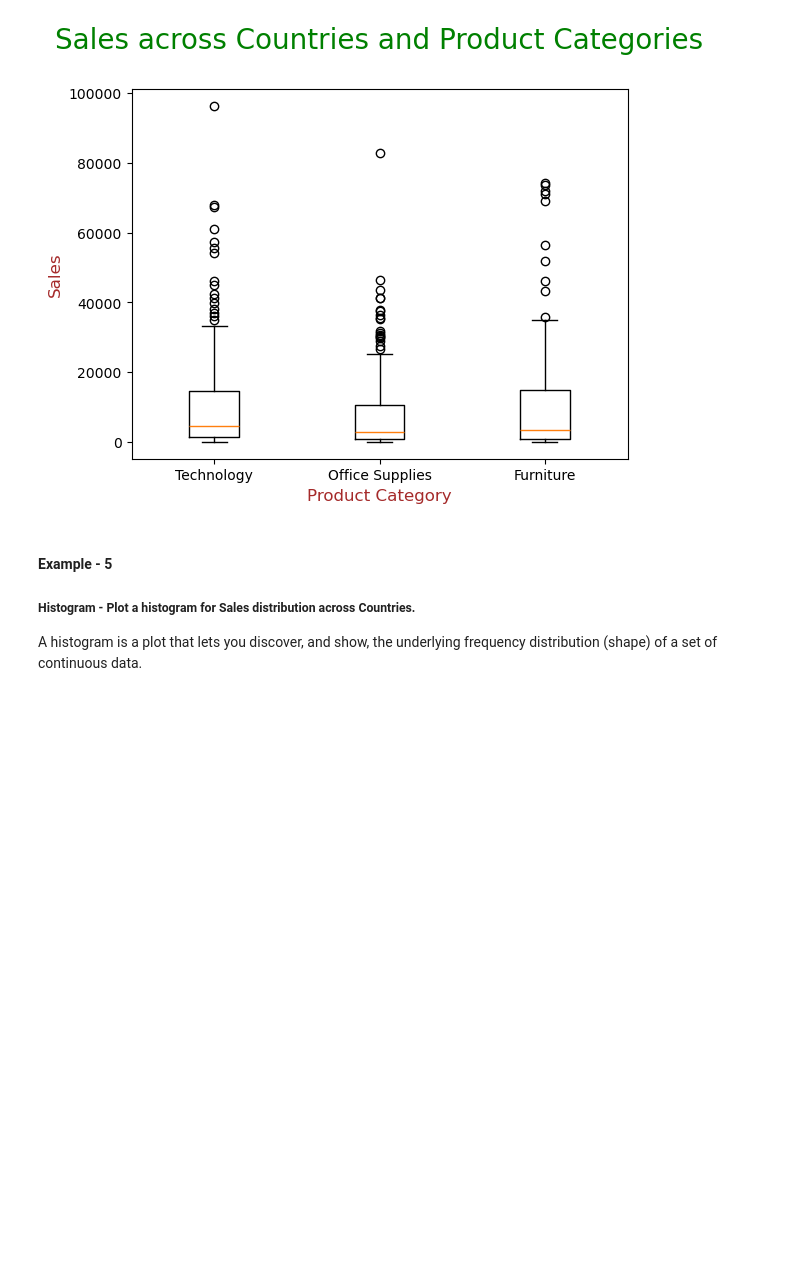
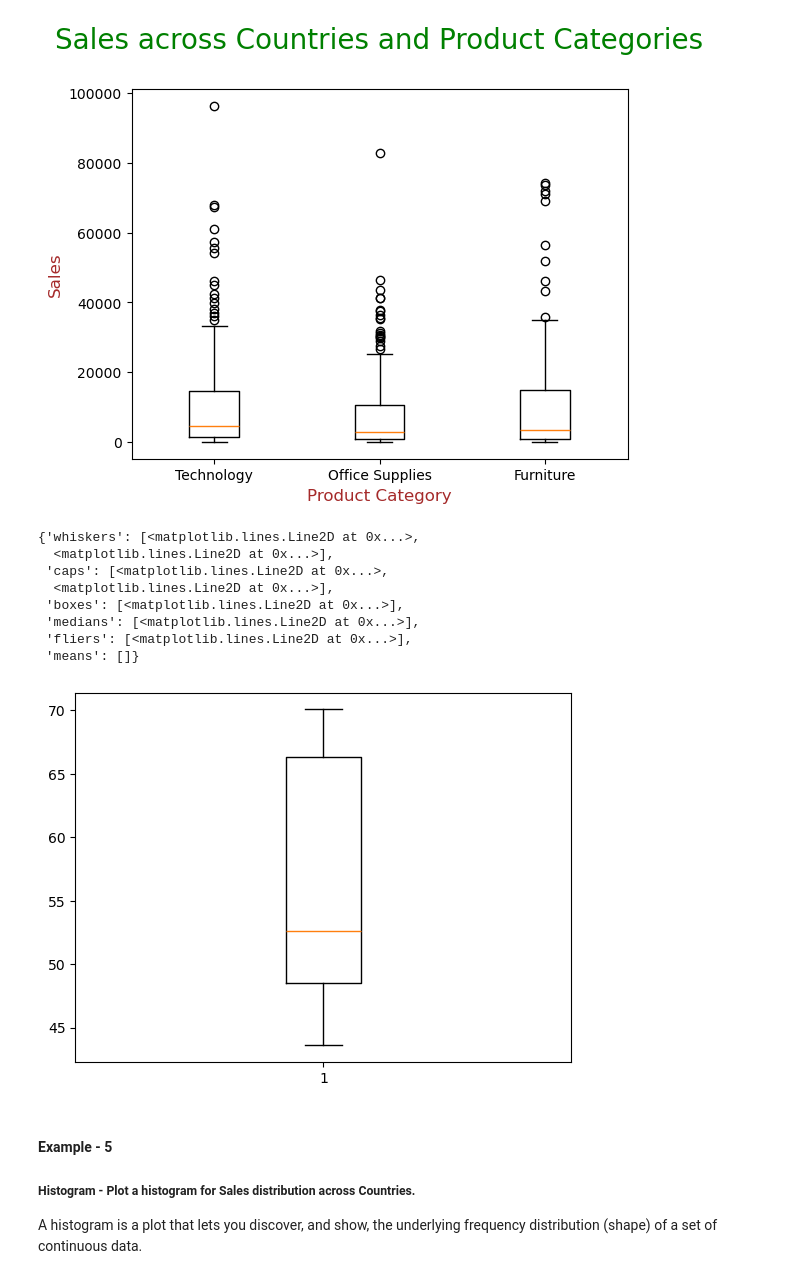
Before and after one commit to pratham98k/IIITB-ML-AI, a Jupyter notebook: IIIT-B/Course2-Statistics/Data Visualization in python/matplotlib/Matplotlib+Code+along (2).ipynb, the cells around one changed output. Cells and saved outputs as stored; diff of their text form; code cells hidden in the pictures; blank space fills up the shorter version.

Commit message:
updates in matplotlib

```diff
--- a/IIIT-B/Course2-Statistics/Data Visualization in python/matplotlib/Matplotlib+Code+along (2).ipynb
+++ b/IIIT-B/Course2-Statistics/Data Visualization in python/matplotlib/Matplotlib+Code+along (2).ipynb
@@ -224,6 +222,22 @@ plt.xticks((1,2,3),["Technology", "Office Supplies", "Furniture"])
 plt.show()
 # %% [output]
 [figure]
+# %%
+list_1 = [48.49, 67.54, 57.47, 68.17, 51.18, 68.31, 50.33, 66.7, 45.62, 43.59, 53.64, 70.08, 47.69, 61.27, 44.14, 51.62, 48.72, 65.11]
+
+
+np.array(list_1)
+plt.boxplot(list_1)
+# %% [output]
+{'whiskers': [<matplotlib.lines.Line2D at 0x...>,
+  <matplotlib.lines.Line2D at 0x...>],
+ 'caps': [<matplotlib.lines.Line2D at 0x...>,
+  <matplotlib.lines.Line2D at 0x...>],
+ 'boxes': [<matplotlib.lines.Line2D at 0x...>],
+ 'medians': [<matplotlib.lines.Line2D at 0x...>],
+ 'fliers': [<matplotlib.lines.Line2D at 0x...>],
+ 'means': []}
+[figure, added]
 # %% [markdown]
 <h4 style = "color : Sky blue"> Example - 5</h4>
 
```
Also changed, not shown: parts of 2 cells of this notebook, 10 other files.
